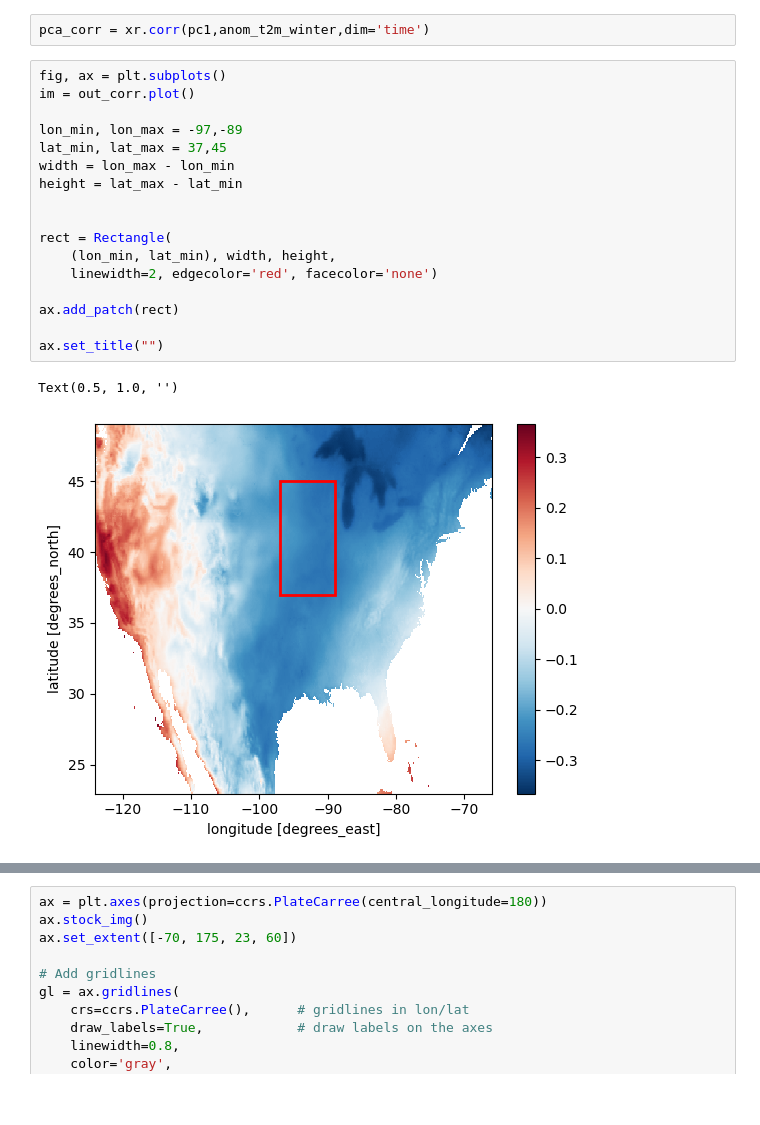
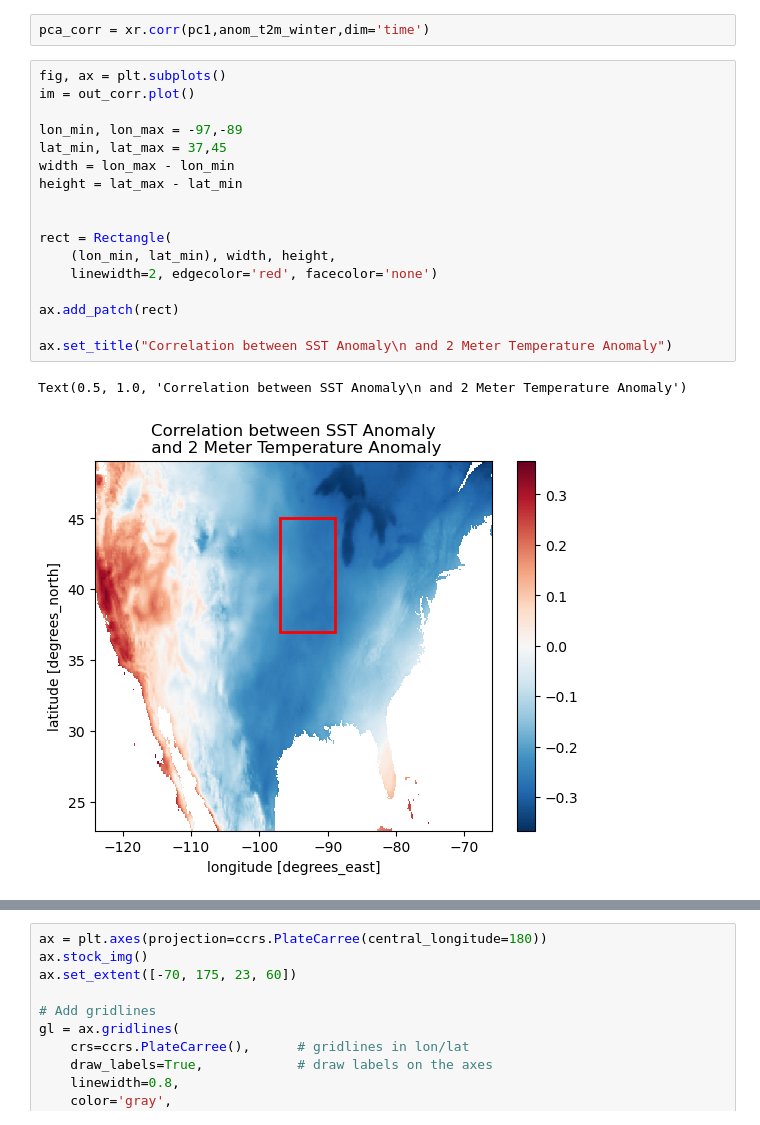
Before and after one commit to ptrierweiler/ATMS-523-Module-8, a Jupyter notebook: trierweiler_project.ipynb, the cells around one changed output, grey strips where cells are left out. Saved outputs shown, nothing was run; the diff lists cells and outputs as text; blank space fills up the shorter version.

Commit message:
added chart labels

```diff
--- a/trierweiler_project.ipynb
+++ b/trierweiler_project.ipynb
@@ -358,22 +356,22 @@ pca_corr = xr.corr(pc1,anom_t2m_winter,dim='time')
 # %%
 fig, ax = plt.subplots()
 im = out_corr.plot()
 
 lon_min, lon_max = -97,-89
 lat_min, lat_max = 37,45
 width = lon_max - lon_min
 height = lat_max - lat_min
 
 
 rect = Rectangle(
     (lon_min, lat_min), width, height,
     linewidth=2, edgecolor='red', facecolor='none')
 
 ax.add_patch(rect)
 
-ax.set_title("")
+ax.set_title("Correlation between SST Anomaly\n and 2 Meter Temperature Anomaly")
 # %% [output]
-Text(0.5, 1.0, '')
+Text(0.5, 1.0, 'Correlation between SST Anomaly\n and 2 Meter Temperature Anomaly')
-[figure, old version]
+[figure, new version]
 # %%
 out_corr.sel(latitude=slice(45,37),longitude=slice(-97,-89)).plot()
```
Also changed, not shown: parts of 17 cells of this notebook.
